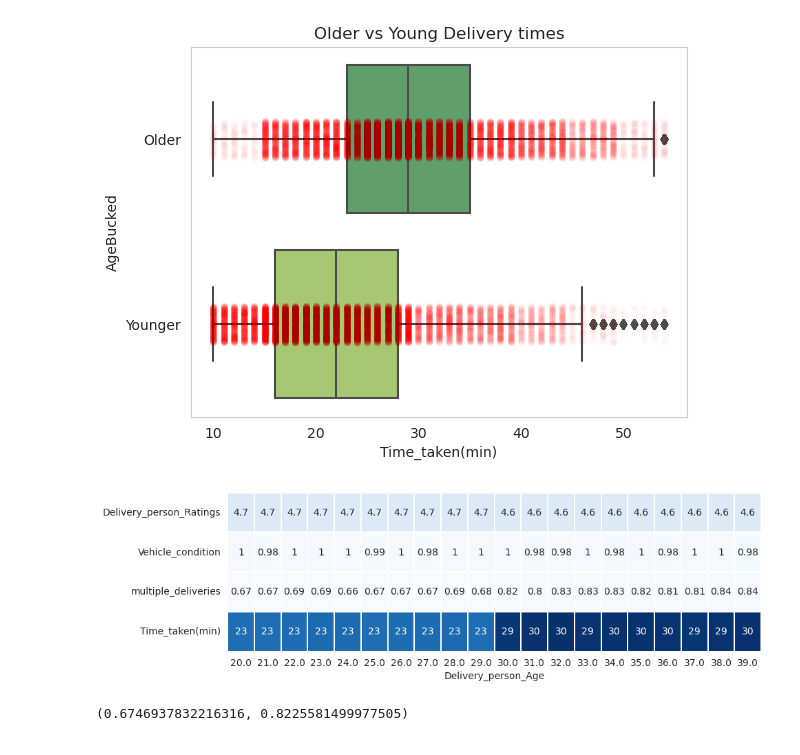
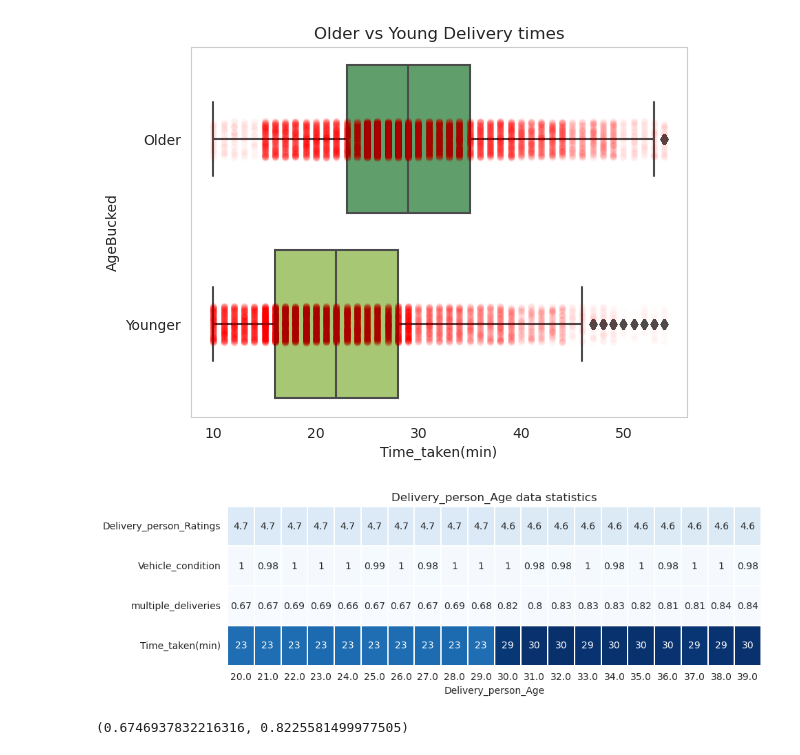
Before and after one commit to liamarguedas/uber-eats-delivery-time, a Jupyter notebook: notebooks/analyze-and-explore-data.ipynb, the cells around one changed output. Cells and saved outputs as stored; diff of their text form; code cells hidden in the pictures.

```diff
--- a/notebooks/analyze-and-explore-data.ipynb
+++ b/notebooks/analyze-and-explore-data.ipynb
@@ -195,10 +195,10 @@ AgeStatistics = data.drop(['Restaurant_latitude', 'Restaurant_longitude',
            'Delivery_location_latitude', 'Delivery_location_longitude', 'Time_To_Pick','Order_Year'], axis = 1).groupby('Delivery_person_Age').mean()
 # %%
 plt.figure(figsize = (10, 3))
-sns.heatmap(AgeStatistics.T, cmap = 'Blues', annot = True, cbar = False, linewidths = 0.1
-        );
+sns.heatmap(AgeStatistics.T, cmap = 'Blues', annot = True, cbar = False, linewidths = 0.1)
+plt.title('Delivery_person_Age data statistics');
 # %% [output]
-[figure, old version]
+[figure, new version]
 # %%
 Younger['multiple_deliveries'].mean(), Older['multiple_deliveries'].mean()
 # %% [output]
```
Also changed, not shown: parts of 16 cells of this notebook.
